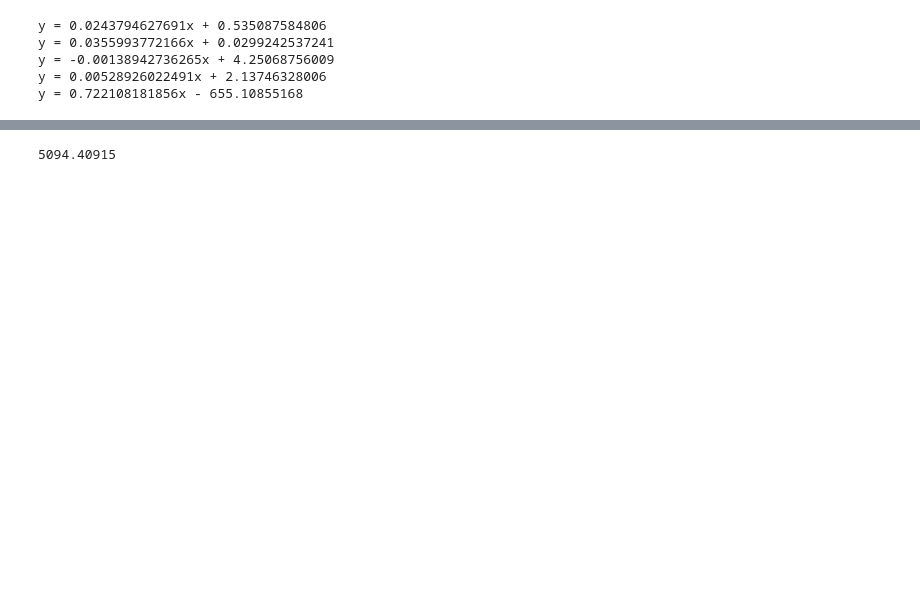
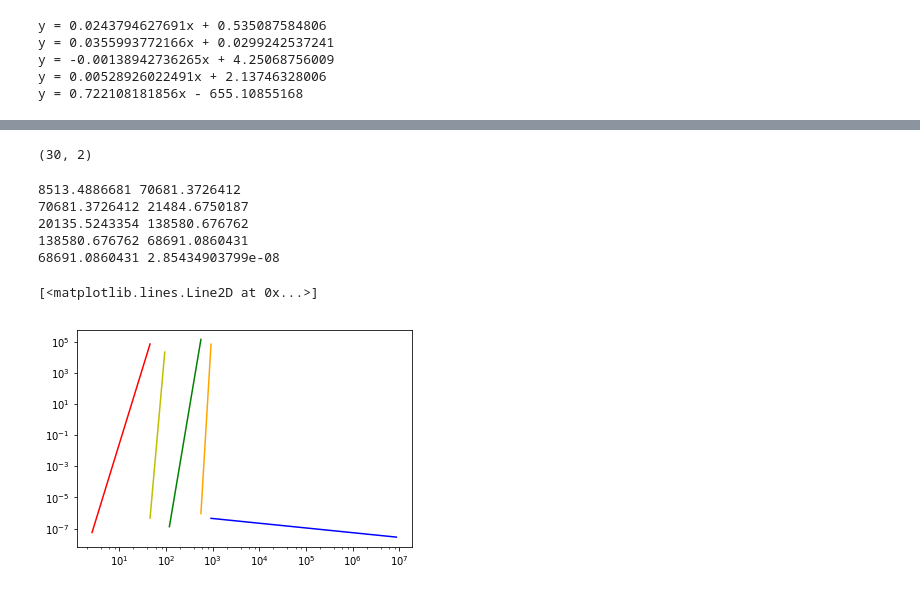
Before and after one commit to gfabj/Summer_Research_Project, a Jupyter notebook: Density.ipynb, the cells around one changed output, grey strips where cells are left out. Drawn from its saved outputs; the diff is of its cells as text; code cells hidden in the pictures; blank space fills up the shorter version.

```diff
--- a/Density.ipynb
+++ b/Density.ipynb
@@ -83,6 +207,9 @@ y = -0.0754664810715x + 652666.812327
 text_file2 = np.loadtxt('SurfaceDensity.txt', dtype = 'float')
 a2 = text_file2[:,0]
 surface_density = text_file2[:,1]
+print text_file2.shape
+# %% [output]
+(30, 2)
 # %%
 unlog_sd = 10**text_file2[:,1]
 unlog_a2 = 10**a2
@@ -93,6 +220,24 @@ def SurfaceDensity(unlog_a2):
     Surface_Density = np.piecewise(unlog_a2, unlog_a2_condlist, unlog_a2_funclist)
     return Surface_Density
-# %%
-print SurfaceDensity(2.59665597)
-# %% [output]
-5094.40915
+# %%
+print SurfaceDensity(2.59665597)/Height(2.59665597), SurfaceDensity(4.54629547e+01)/Height(4.54629547e+01)
+print SurfaceDensity(4.54629547e+01)/Height(4.54629547e+01), SurfaceDensity(9.39664831e+01)/Height(9.39664831e+01)
+print SurfaceDensity(1.18051653e+02)/Height(1.18051653e+02), SurfaceDensity(5.59432571e+02)/Height(5.59432571e+02)
+print SurfaceDensity(5.59432571e+02)/Height(5.59432571e+02), SurfaceDensity(9.20373200e+02)/Height(9.20373200e+02)
+print SurfaceDensity(9.20373200e+02)/Height(9.20373200e+02), SurfaceDensity(8.64842328e+06)/Height(8.64842328e+06)
+# %% [output]
+8513.4886681 70681.3726412
+70681.3726412 21484.6750187
+20135.5243354 138580.676762
+138580.676762 68691.0860431
+68691.0860431 2.85434903799e-08
+# %%
+logPlot=plt.gca()
+logPlot.loglog([2.59665597,4.54629547e+01], [8513.4886681,70681.3726412], c='r')
+logPlot.loglog([4.54629547e+01,9.39664831e+01], [70681.3726412,21484.6750187], c='y')
+logPlot.loglog([1.18051653e+02,5.59432571e+02], [20135.5243354,68691.0860431], c='g')
+logPlot.loglog([5.59432571e+02,9.20373200e+02],[138580.676762,68691.0860431], color='orange')
+logPlot.loglog([9.20373200e+02,8.64842328e+06],[68691.0860431, 2.85434903799e-08], c='b')
+# %% [output]
+[<matplotlib.lines.Line2D at 0x...>]
+[figure, added]
```
Also changed, not shown: parts of 20 cells of this notebook, 1 other file.
